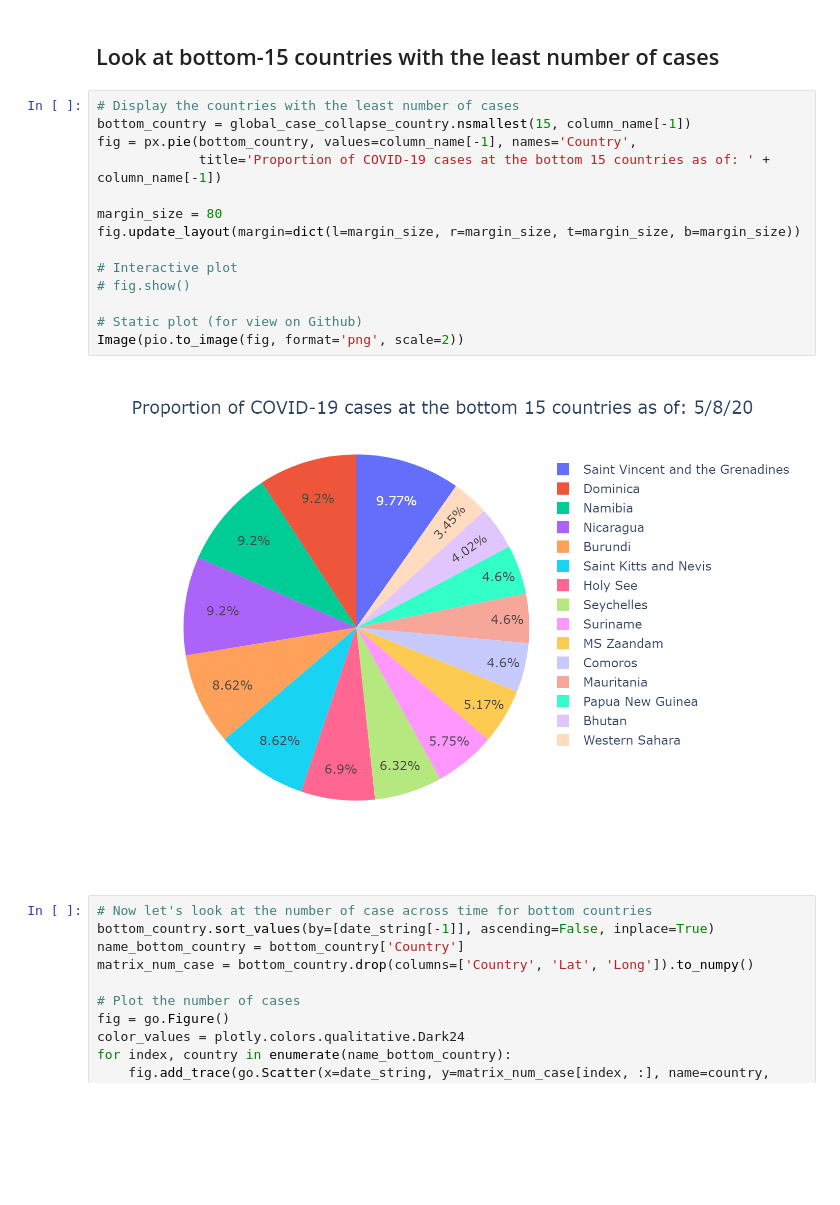
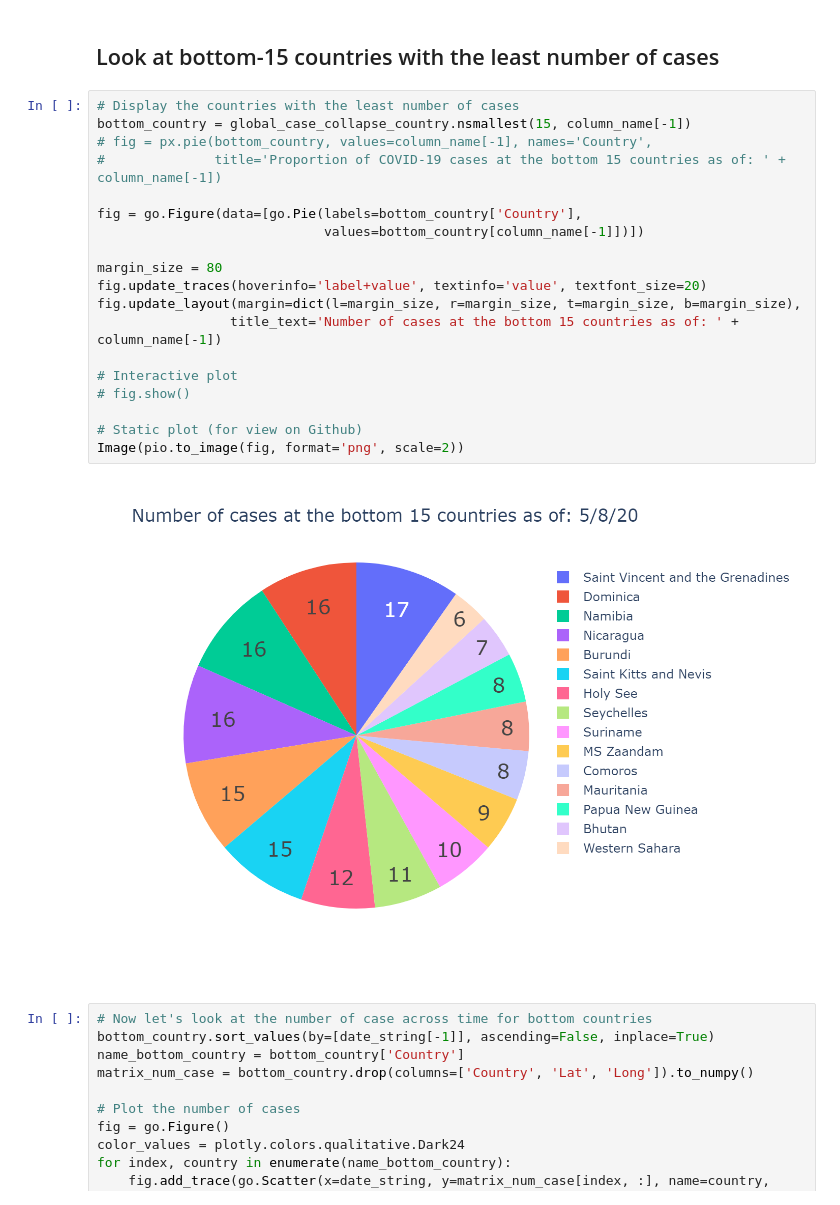
Before and after one commit to longluu/Covid19-EDA-visualization, a Jupyter notebook: EDA_global.ipynb, the cells around one changed output. Cells and saved outputs as stored; diff of their text form; blank space fills up the shorter version.

```diff
--- a/EDA_global.ipynb
+++ b/EDA_global.ipynb
@@ -133,19 +134,24 @@ Image(pio.to_image(fig, format='png', scale=2))
 # %%
 # Display the countries with the least number of cases
 bottom_country = global_case_collapse_country.nsmallest(15, column_name[-1])
-fig = px.pie(bottom_country, values=column_name[-1], names='Country',
-             title='Proportion of COVID-19 cases at the bottom 15 countries as of: ' + column_name[-1])
+# fig = px.pie(bottom_country, values=column_name[-1], names='Country',
+#              title='Proportion of COVID-19 cases at the bottom 15 countries as of: ' + column_name[-1])
+
+fig = go.Figure(data=[go.Pie(labels=bottom_country['Country'],
+                             values=bottom_country[column_name[-1]])])
 
 margin_size = 80
-fig.update_layout(margin=dict(l=margin_size, r=margin_size, t=margin_size, b=margin_size))
+fig.update_traces(hoverinfo='label+value', textinfo='value', textfont_size=20)
+fig.update_layout(margin=dict(l=margin_size, r=margin_size, t=margin_size, b=margin_size),
+                 title_text='Number of cases at the bottom 15 countries as of: ' + column_name[-1])
 
 # Interactive plot
 # fig.show()
 
 # Static plot (for view on Github)
 Image(pio.to_image(fig, format='png', scale=2))
 # %% [output]
-[figure, old version]
+[figure, new version]
 # %%
 # Now let's look at the number of case across time for bottom countries
 bottom_country.sort_values(by=[date_string[-1]], ascending=False, inplace=True)
```
Also changed, not shown: parts of 7 cells of this notebook.
